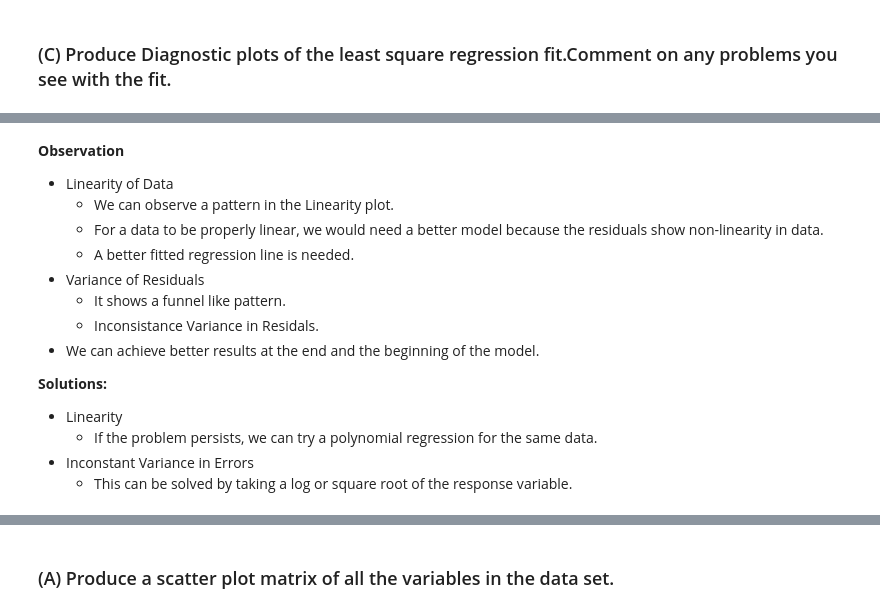
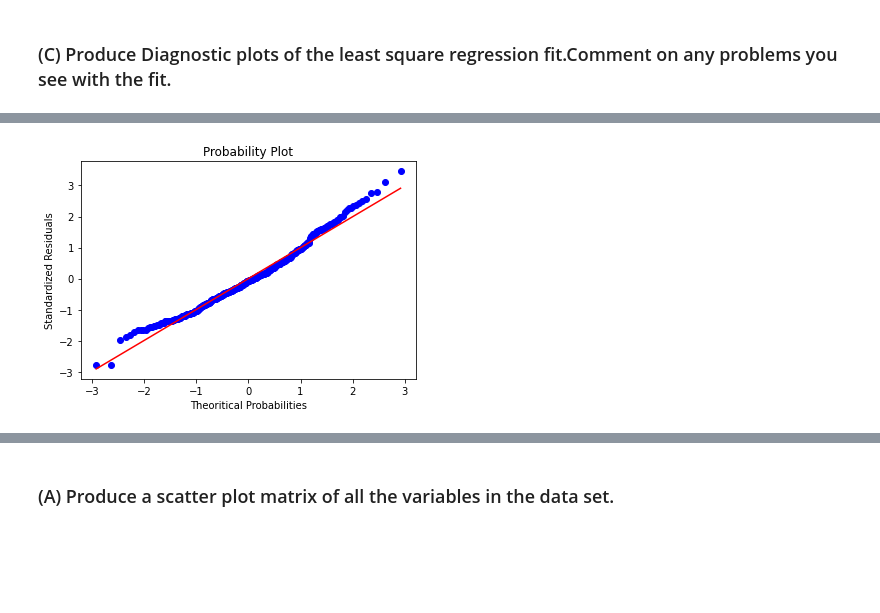
Before and after one commit to Revanthshalon/Machine-Learning, a Jupyter notebook: An Introduction to Statistical Learning/Unit 3 - Linear Regression/Linear Regression Exercises.ipynb, the cells around one changed output, grey strips where cells are left out. Saved outputs shown, nothing was run; the diff lists cells and outputs as text; code cells hidden in the pictures; blank space fills up the shorter version.

```diff
--- a/An Introduction to Statistical Learning/Unit 3 - Linear Regression/Linear Regression Exercises.ipynb
+++ b/An Introduction to Statistical Learning/Unit 3 - Linear Regression/Linear Regression Exercises.ipynb
@@ -173,16 +166,8 @@ plt.show()
-# %% [markdown]
-**Observation**
-- Linearity of Data
-  - We can observe a pattern in the Linearity plot.
-  - For a data to be properly linear, we would need a better model because the residuals show non-linearity in data.
-  - A better fitted regression line is needed.
-- Variance of Residuals
-  - It shows a funnel like pattern.
-  - Inconsistance Variance in Residals.
-- We can achieve better results at the end and the beginning of the model.
-
-**Solutions:**
-- Linearity
-  - If the problem persists, we can try a polynomial regression for the same data.
-- Inconstant Variance in Errors
-  - This can be solved by taking a log or square root of the response variable.
+# %%
+plt.title('Prob Plot')
+stats.probplot(x=model_norm_residuals,plot=plt)
+plt.xlabel('Theoritical Probabilities')
+plt.ylabel('Standardized Residuals')
+plt.show()
+# %% [output]
+[figure, added]
```
Also changed, not shown: parts of 84 cells of this notebook.
